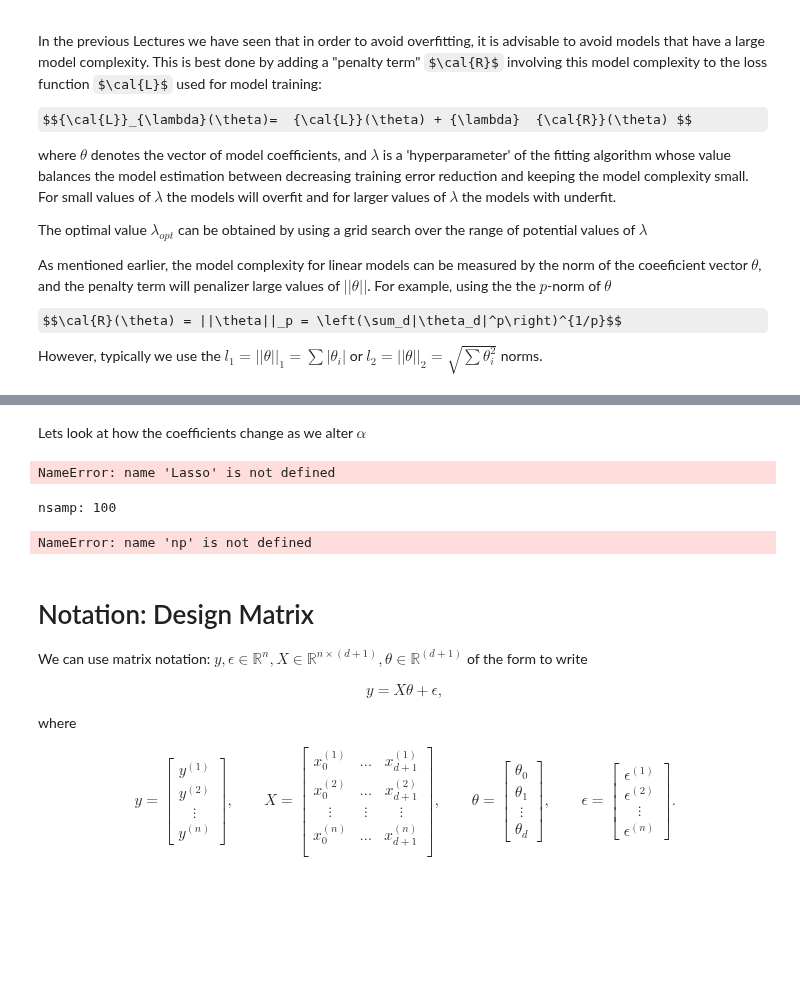
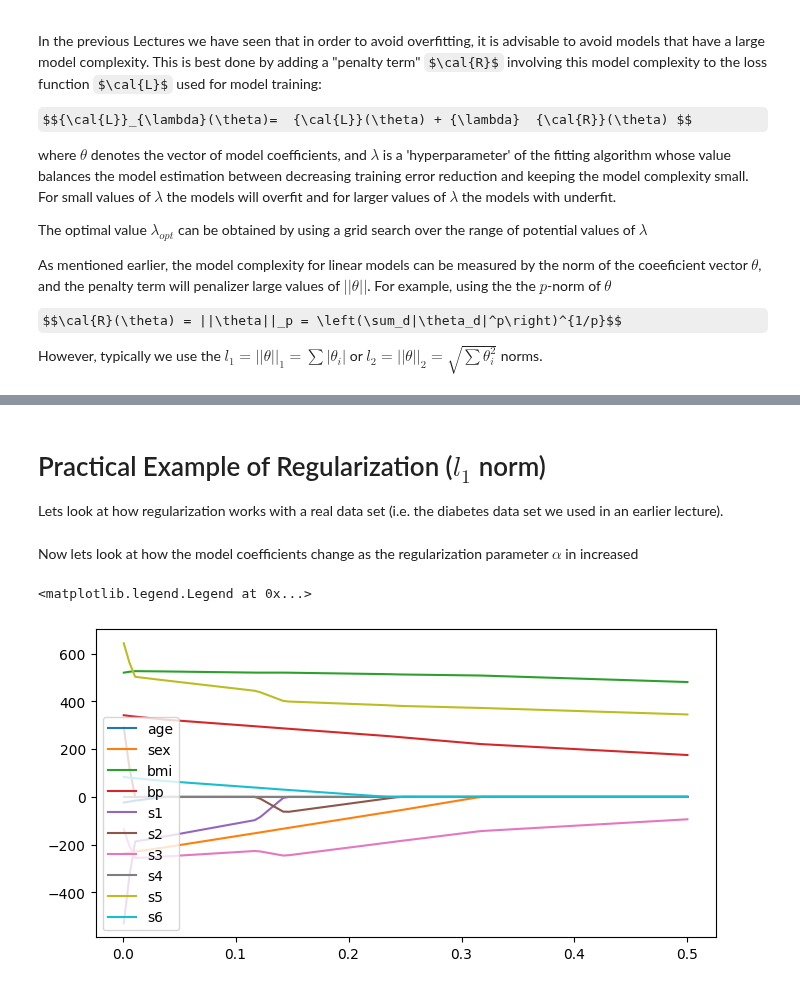
Before and after one commit to rameshnatarajanus/katz-aim5004-fall2025, a Jupyter notebook: notebooks/Lecture-07-Overfittng-and-Regularization-2.ipynb, the cells around one changed output, grey strips where cells are left out. Saved outputs shown, nothing was run; the diff lists cells and outputs as text; code cells hidden in the pictures; some formulas as TeX source; blank space fills up the shorter version.

Commit message:
fixed bug in Lecture 8, added PS-3

```diff
--- a/notebooks/Lecture-07-Overfittng-and-Regularization-2.ipynb
+++ b/notebooks/Lecture-07-Overfittng-and-Regularization-2.ipynb
@@ -169,2 +202,6 @@ Lets work with a real dataset (the one we worked with last time).
+# %% [markdown]
+# Practical Example of Regularization ($l_1$ norm)
+
+Lets look at how regularization works with a real data set (i.e. the diabetes data set we used in an earlier lecture).
 # %%
 from sklearn.datasets import load_diabetes
@@ -173,73 +211,17 @@ from sklearn.model_selection import train_test_split
 bunch = load_diabetes()
 X_train, X_test, y_train, y_test = train_test_split(bunch['data'], bunch['target'])
 # %% [markdown]
-Lets look at how the coefficients change as we alter $\alpha$
+Now lets look at how the model coefficients change as the regularization parameter  $\alpha$ in increased
 # %%
 alphas = np.linspace(0.001, .5, 100)
 weights = []
 for alpha in alphas:
     l_model = Lasso(alpha=alpha).fit(X_train, y_train)
     weights.append(l_model.coef_)
 for i, weight in enumerate(np.array(weights).T):
     plt.plot(alphas, weight, label=bunch['feature_names'][i])
-plt.legend()
+plt.legend(bbox_to_anchor=(1.1, 1.05))
+plt.show()
 # %% [output]
-NameError: name 'Lasso' is not defined
+<matplotlib.legend.Legend at 0x...>
+[figure, added]
-# %%
-from ipywidgets import interact
-
-nsamp = 100
-print(f'nsamp: {nsamp}')
-
-x_1 = 2 * np.random.rand(nsamp, 1)  # column vector
-
-@interact
-def plot_lines(sigs=(1, 10, 0.5)):
-    y = theta_true[0] + theta_true[1] * x_1 + sigs*np.random.randn(nsamp,1 )  # column vector
-    fig, axes = plt.subplots(1,4, figsize=(15, 3), sharex=True, sharey=True)
-    for ax, theta_trial in zip(axes, theta_trials):
-        ax.hist(y - (theta_trial[0]  + theta_trial[1] * x_1), alpha=.5, bins=20)
-        ax.annotate(f'loss = {0.5*np.linalg.norm(y - (theta_trial[0]  + theta_trial[1] * x_1)):.2f}',
-                    xy = (2,150), xycoords='axes points')
-        ax.set_xlim(-5*sigs, 5*sigs)
-        ax.set_title(rf'${{\theta_0}}$ = {theta_trial[0]}, ${{\theta_1}}$ = {theta_trial[1]}')
-    plt.show()
-# %% [output]
-nsamp: 100
-NameError: name 'np' is not defined
-# %% [markdown]
-# Notation: Design Matrix
-
-
-We can use matrix notation: $y, \epsilon \in \mathbb{R}^n,  X \in \mathbb{R}^{n \times (d+1)},  \theta \in \mathbb{R}^{(d+1)} $ of the form to write
-
-\begin{align*}
-y = X\theta + \epsilon,
-\end{align*}
-where
-\begin{align*}
-y = \begin{bmatrix}
-y^{(1)} \\
-y^{(2)} \\
-\vdots \\
-y^{(n)}
-\end{bmatrix}, \qquad
-X = \begin{bmatrix}
-x_0^{(1)} & \ldots & x_{d+1}^{(1)} \\
-x_0^{(2)} & \ldots & x_{d+1}^{(2)} \\
-\vdots  & \vdots & \vdots \\
-x_0^{(n)} & \ldots & x_{d+1}^{(n)}\\
-\end{bmatrix}, \qquad
-\theta = \begin{bmatrix}
-\theta_{0} \\
-\theta_{1} \\
-\vdots \\
-\theta_{d}
-\end{bmatrix}, \qquad
-\epsilon = \begin{bmatrix}
-\epsilon^{(1)} \\
-\epsilon^{(2)} \\
-\vdots \\
-\epsilon^{(n)}
-\end{bmatrix}.
-\end{align*}
```
Also changed, not shown: parts of 23 cells of this notebook, 3 other files.
